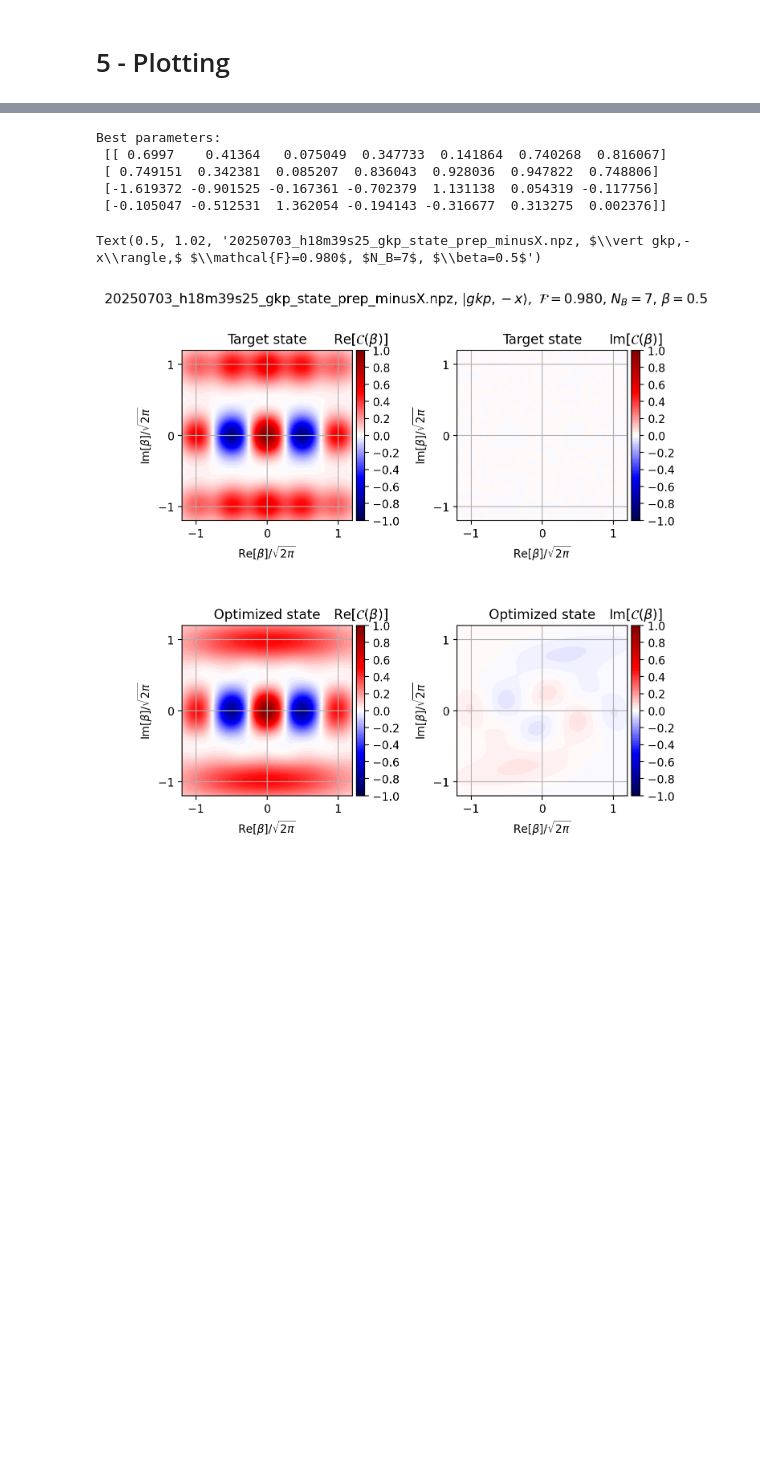
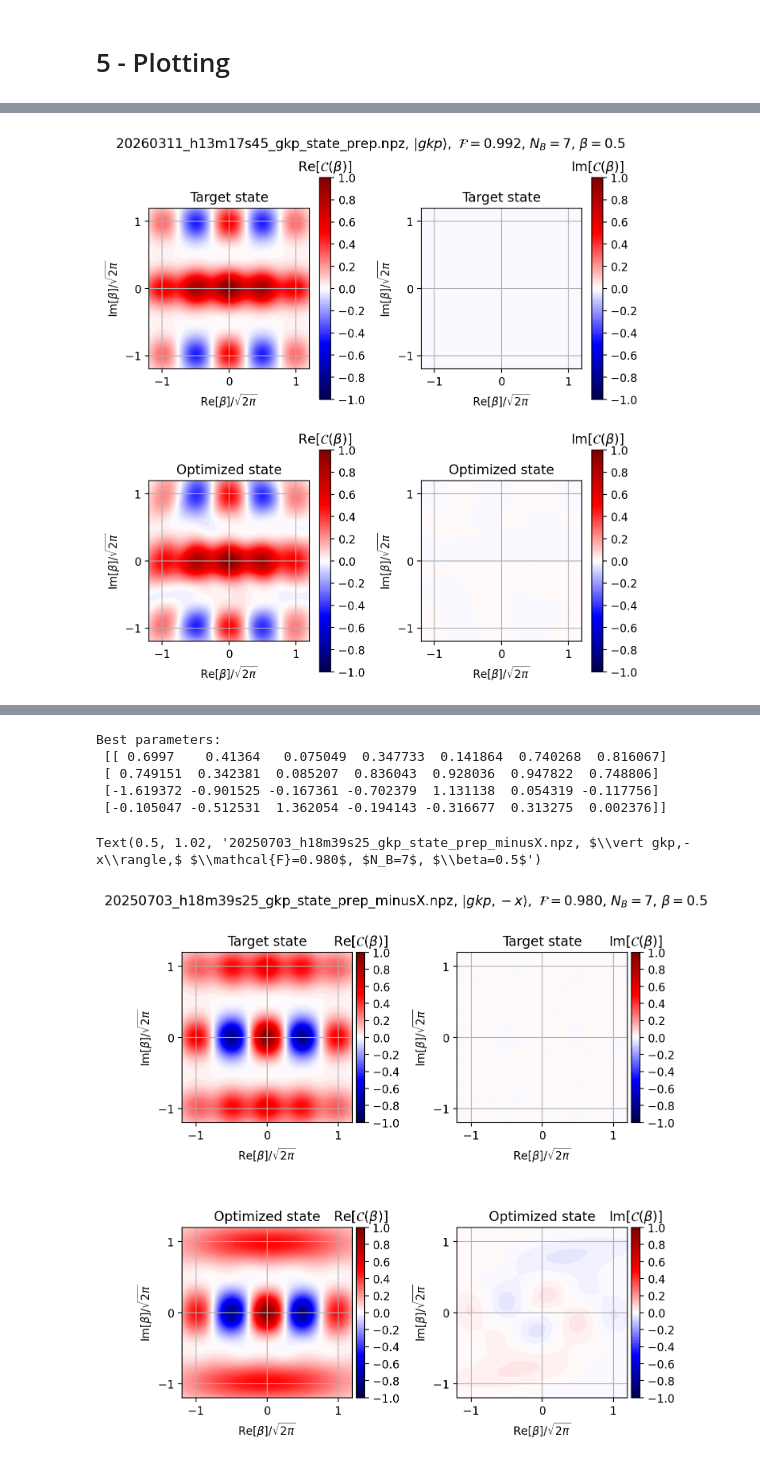
Before and after one commit to EQuS/jaxquantum, a Jupyter notebook: experiments/circuit/state-prep/2-gkp-state.ipynb, the cells around one changed output, grey strips where cells are left out. Saved outputs shown, nothing was run; the diff lists cells and outputs as text; code cells hidden in the pictures; blank space fills up the shorter version.

```diff
--- a/experiments/circuit/state-prep/2-gkp-state.ipynb
+++ b/experiments/circuit/state-prep/2-gkp-state.ipynb
@@ -148,0 +215,79 @@ jqt.plot_wigner(prepared_state, pts)
+# %%
+fig, axs = plt.subplots(2, 2, dpi=200, figsize=(7,7))
+axs = axs.flatten()
+print("Best parameters: \n", best_params)
+N_large = settings["N_large"]
+target_state_larger = jqt.basis(2,0) ^ generate_target_cavity_state(settings, large=True)
+
+prepared_state = run_circuit(best_params, N_large)
+fid = jnp.real(jqt.overlap(target_state_larger, prepared_state))
+pts = jnp.linspace(-4,4, 101)
+
+
+betas_re = jnp.linspace(-3,3, 101)
+betas_im = jnp.linspace(-3,3, 101)
+
+cf_vals, _, _ = sim_cf(settings["target_state"], betas_re, betas_im)
+
+for j, ax in enumerate((axs[0], axs[1])):
+    vmin=-1
+    vmax=1
+    sf = 1/(jnp.sqrt(2*jnp.pi))
+
+    if j == 0:
+        cf_vals_plot = jnp.real(cf_vals)
+        cbar_title = r"Re[$\mathcal{C}(\beta)$]"
+    else:
+        cf_vals_plot = jnp.imag(cf_vals)
+        cbar_title = r"Im[$\mathcal{C}(\beta)$]"
+
+    im = ax.contourf(betas_re*sf, betas_im*sf, cf_vals_plot.T, levels=np.linspace(vmin, vmax, 101), cmap="seismic", vmin=vmin, vmax=vmax)
+    ax.set_aspect("equal", adjustable="box")
+    ax.grid()
+
+    ax.set_xticks([-1,0, 1])
+    ax.set_yticks([-1,0, 1])
+    ax.set_xlabel(r"Re[$\beta$]/$\sqrt{2\pi}$")
+    ax.set_ylabel(r"Im[$\beta$]/$\sqrt{2\pi}$")
+
+    cbar = plt.colorbar(im, ax=ax, orientation="vertical")
+    cbar.ax.set_title(cbar_title)
+    cbar.ax.set_yticks(np.linspace(-1, 1, 11))
+
+    ax.set_title(r"Target state")
+
+cf_vals, _, _ = sim_cf(prepared_state, betas_re, betas_im)
+
+for j, ax in enumerate((axs[2], axs[3])):
+    vmin=-1
+    vmax=1
+    sf = 1/(jnp.sqrt(2*jnp.pi))
+
+    if j == 0:
+        cf_vals_plot = jnp.real(cf_vals)
+        cbar_title = r"Re[$\mathcal{C}(\beta)$]"
+    else:
+        cf_vals_plot = jnp.imag(cf_vals)
+        cbar_title = r"Im[$\mathcal{C}(\beta)$]"
+
+    im = ax.contourf(betas_re*sf, betas_im*sf, cf_vals_plot.T, levels=np.linspace(vmin, vmax, 101), cmap="seismic", vmin=vmin, vmax=vmax)
+    ax.set_aspect("equal", adjustable="box")
+    ax.grid()
+
+    ax.set_xticks([-1,0, 1])
+    ax.set_yticks([-1,0, 1])
+    ax.set_xlabel(r"Re[$\beta$]/$\sqrt{2\pi}$")
+    ax.set_ylabel(r"Im[$\beta$]/$\sqrt{2\pi}$")
+
+    cbar = plt.colorbar(im, ax=ax, orientation="vertical")
+    cbar.ax.set_title(cbar_title)
+    cbar.ax.set_yticks(np.linspace(-1, 1, 11))
+
+    ax.set_title(r"Optimized state")
+
+
+
+fig.tight_layout()
+fig.suptitle(f"{date_str}_{settings['state']['mode']}_state_prep.npz, $\\vert {settings['state']['mode']}\\rangle,$ $\\mathcal{{F}}={fid:.3f}$, $N_B={settings['blocks']}$, $\\beta={settings['reg_strength']}$", y=1.02)
+fig.savefig(settings["data_filename"].split(".")[0] + "_summary.png", dpi=300, bbox_inches="tight")
+# %% [output]
@@ -148,0 +303 @@ jqt.plot_wigner(prepared_state, pts)
+[figure, added]
```
Also changed, not shown: parts of 11 cells of this notebook, 3 other files.
